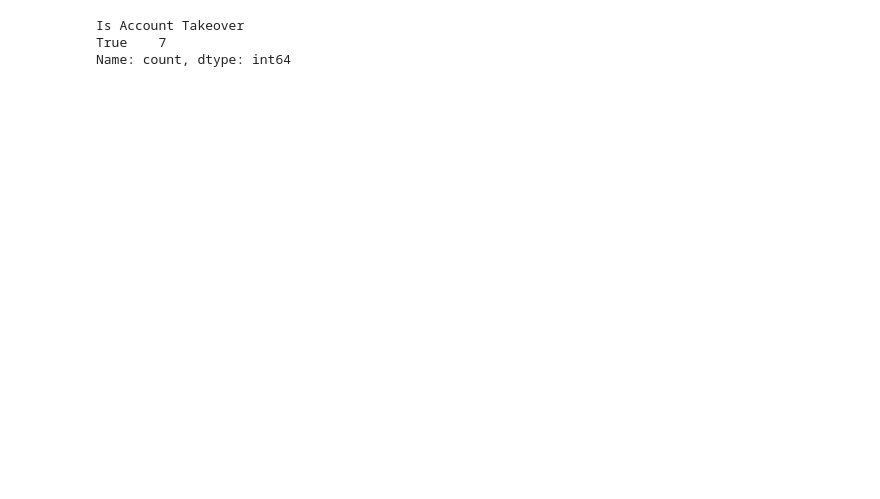
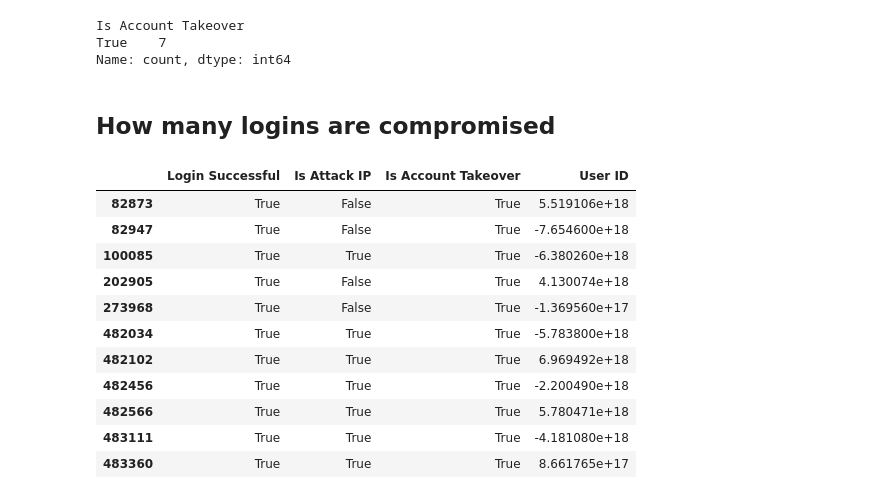
Before and after one commit to Ligia20/Are_we_at_risk, a Jupyter notebook: Medical-Attacks.ipynb, the cells around one changed output. Saved outputs shown, nothing was run; the diff lists cells and outputs as text; code cells hidden in the pictures; blank space fills up the shorter version.

```diff
--- a/Medical-Attacks.ipynb
+++ b/Medical-Attacks.ipynb
@@ -84,5 +88,21 @@ Accounts_Compromised['Is Account Takeover'].value_counts()
 Is Account Takeover
 True    7
 Name: count, dtype: int64
+# %% [markdown]
+## How many logins are compromised
 # %%
-Login_Compromised['Login Succesful"}
+Login_Compromised = Attack_Attempts[(Attack_Attempts['Is Account Takeover'] == True)]
+Login_Compromised
+# %% [output]
+|  | Login Successful | Is Attack IP | Is Account Takeover | User ID |
+| 82873 | True | False | True | 5.519106e+18 |
+| 82947 | True | False | True | -7.654600e+18 |
+| 100085 | True | True | True | -6.380260e+18 |
+| 202905 | True | False | True | 4.130074e+18 |
+| 273968 | True | False | True | -1.369560e+17 |
+| 482034 | True | True | True | -5.783800e+18 |
+| 482102 | True | True | True | 6.969492e+18 |
+| 482456 | True | True | True | -2.200490e+18 |
+| 482566 | True | True | True | 5.780471e+18 |
+| 483111 | True | True | True | -4.181080e+18 |
+| 483360 | True | True | True | 8.661765e+17 |
```
Also changed, not shown: parts of 7 cells of this notebook.
